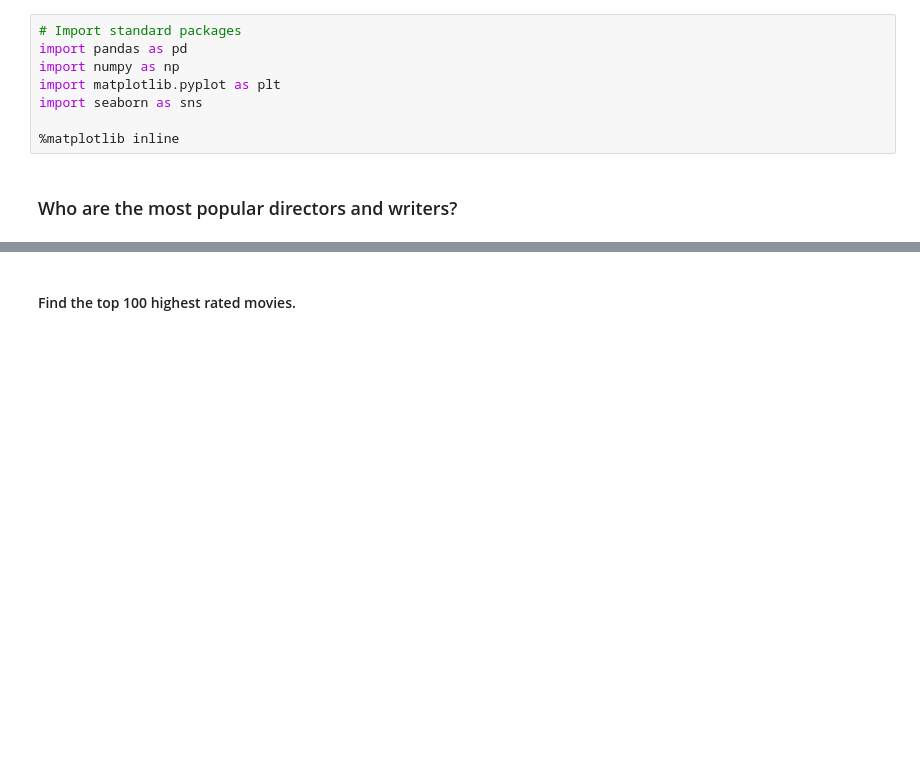
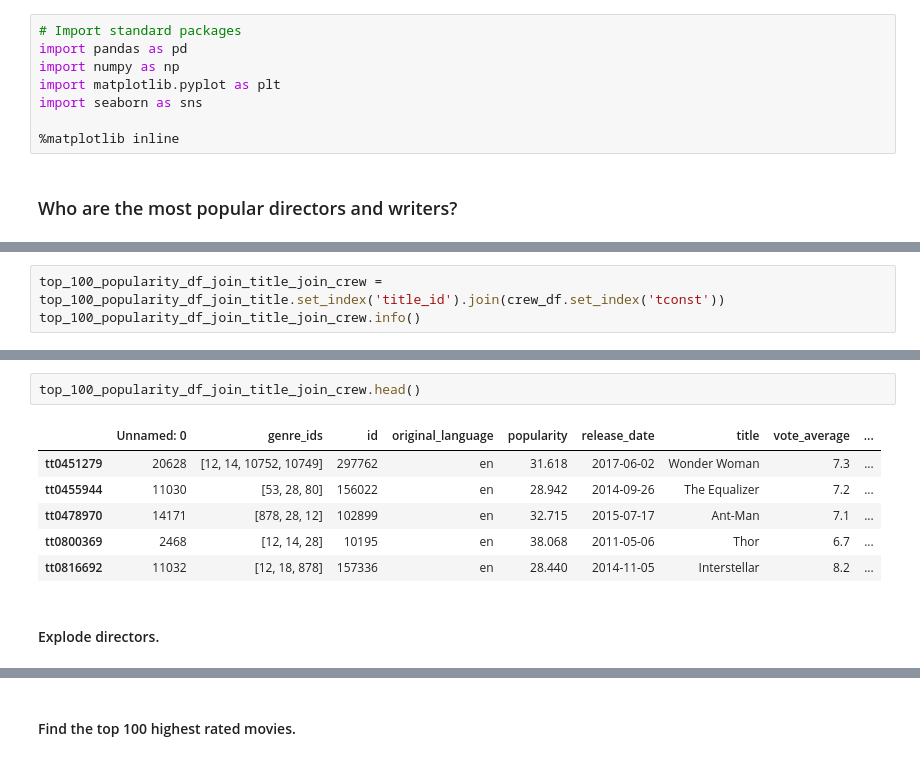
Before and after one commit to jpetoskey/dsc-project-template, a Jupyter notebook: dsc-phase1-project-template.ipynb, the cells around one changed output, grey strips where cells are left out. Saved outputs shown, nothing was run; the diff lists cells and outputs as text; blank space fills up the shorter version.

```diff
--- a/dsc-phase1-project-template.ipynb
+++ b/dsc-phase1-project-template.ipynb
@@ -48,0 +193,3 @@ names_df = pd.read_csv('data/zippedData/imdb.name.basics.csv.gz')
+# %%
+top_100_popularity_df_join_title_join_crew = top_100_popularity_df_join_title.set_index('title_id').join(crew_df.set_index('tconst'))
+top_100_popularity_df_join_title_join_crew.info()
@@ -48,0 +214,11 @@ names_df = pd.read_csv('data/zippedData/imdb.name.basics.csv.gz')
+# %%
+top_100_popularity_df_join_title_join_crew.head()
+# %% [output]
+|  | Unnamed: 0 | genre_ids | id | original_language | popularity | release_date | title | vote_average | ... |
+| tt0451279 | 20628 | [12, 14, 10752, 10749] | 297762 | en | 31.618 | 2017-06-02 | Wonder Woman | 7.3 | ... |
+| tt0455944 | 11030 | [53, 28, 80] | 156022 | en | 28.942 | 2014-09-26 | The Equalizer | 7.2 | ... |
+| tt0478970 | 14171 | [878, 28, 12] | 102899 | en | 32.715 | 2015-07-17 | Ant-Man | 7.1 | ... |
+| tt0800369 | 2468 | [12, 14, 28] | 10195 | en | 38.068 | 2011-05-06 | Thor | 6.7 | ... |
+| tt0816692 | 11032 | [12, 18, 878] | 157336 | en | 28.440 | 2014-11-05 | Interstellar | 8.2 | ... |
+# %% [markdown]
+#### Explode directors.
```
Also changed, not shown: parts of 34 cells of this notebook.
